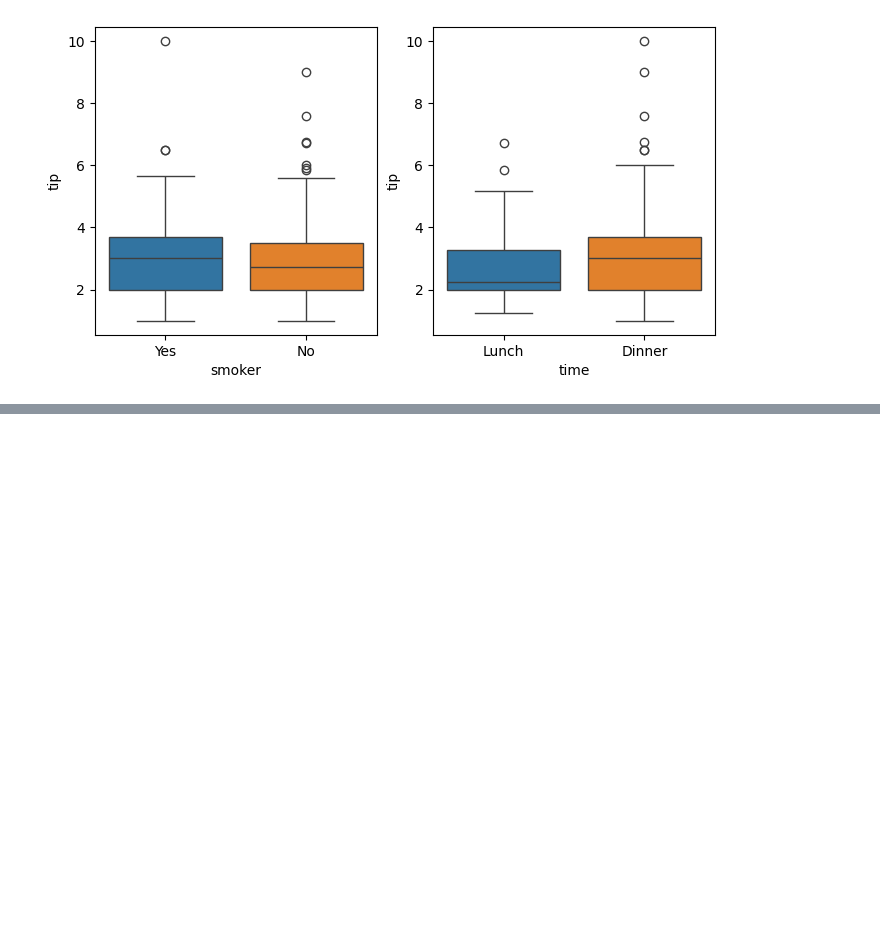
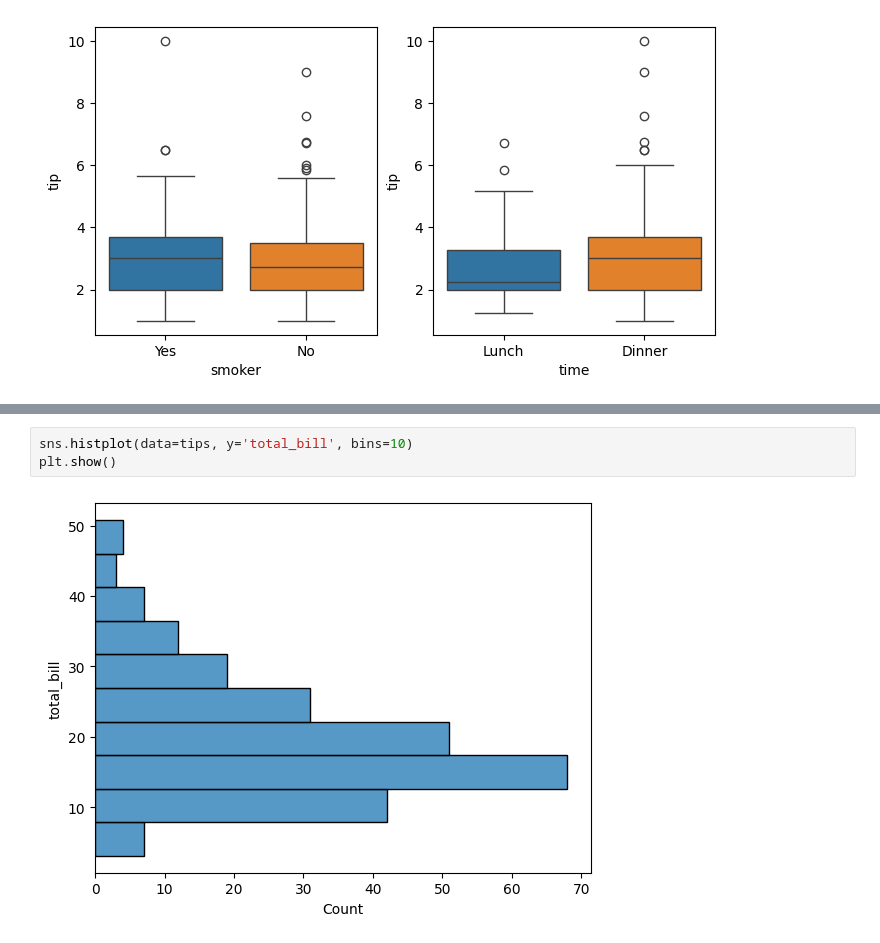
Before and after one commit to JakeOh/202504_itwill_oracle88, a Jupyter notebook: python21.ipynb, the cells around one changed output, grey strips where cells are left out. Drawn from its saved outputs; the diff is of its cells as text; blank space fills up the shorter version.

```diff
--- a/python21.ipynb
+++ b/python21.ipynb
@@ -87,0 +95,5 @@ plt.show()
+# %%
+sns.histplot(data=tips, y='total_bill', bins=10)
+plt.show()
+# %% [output]
+[figure, added]
```
Also changed, not shown: parts of 14 cells of this notebook.
